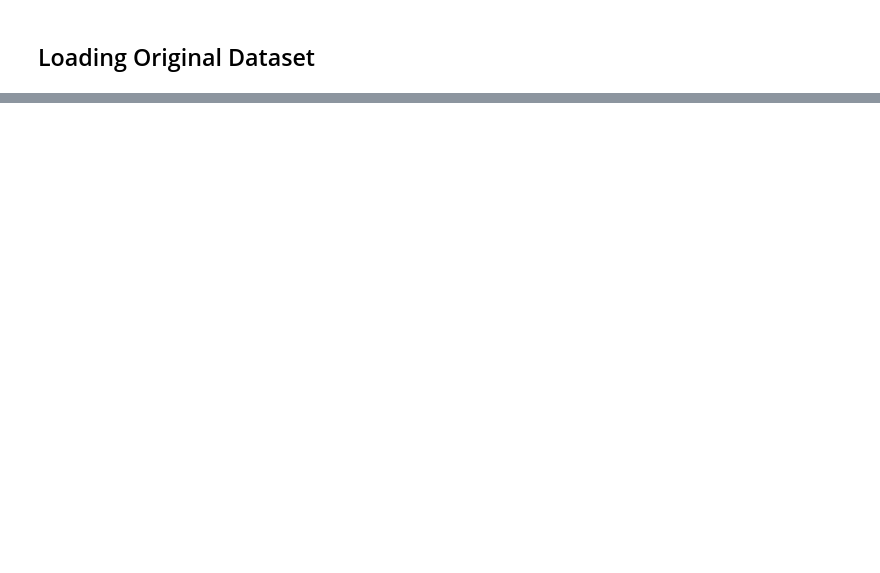
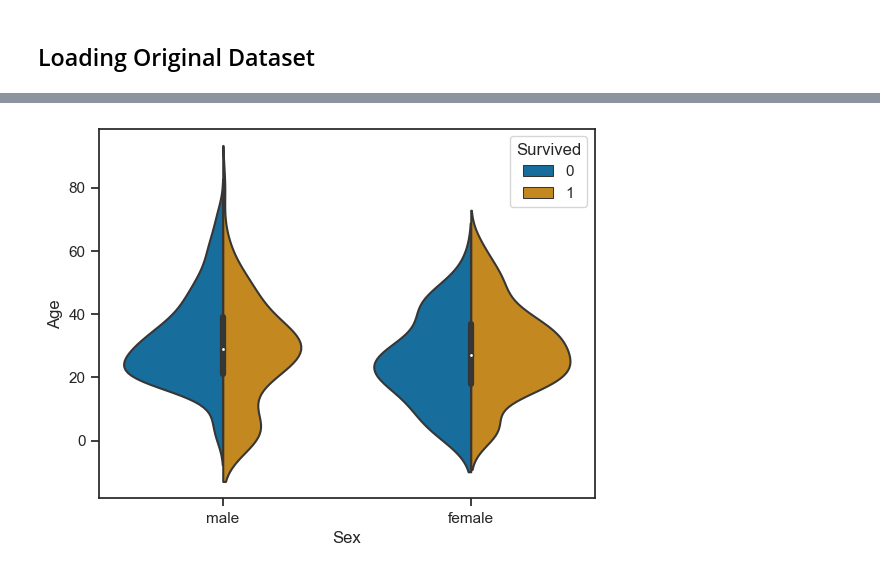
Before and after one commit to lgrealish/programming_for_data_analysis, a Jupyter notebook: PfDA_Assignment1.ipynb, the cells around one changed output, grey strips where cells are left out. Drawn from its saved outputs; the diff is of its cells as text; code cells hidden in the pictures; blank space fills up the shorter version.

```diff
--- a/PfDA_Assignment1.ipynb
+++ b/PfDA_Assignment1.ipynb
@@ -224,0 +154,5 @@ plt.show()
+# %%
+sns.violinplot(x ="Sex", y ="Age", hue ="Survived",
+data = df1, split = True);
+# %% [output]
+[figure, added]
```
Also changed, not shown: parts of 23 cells of this notebook, 2 other files.
